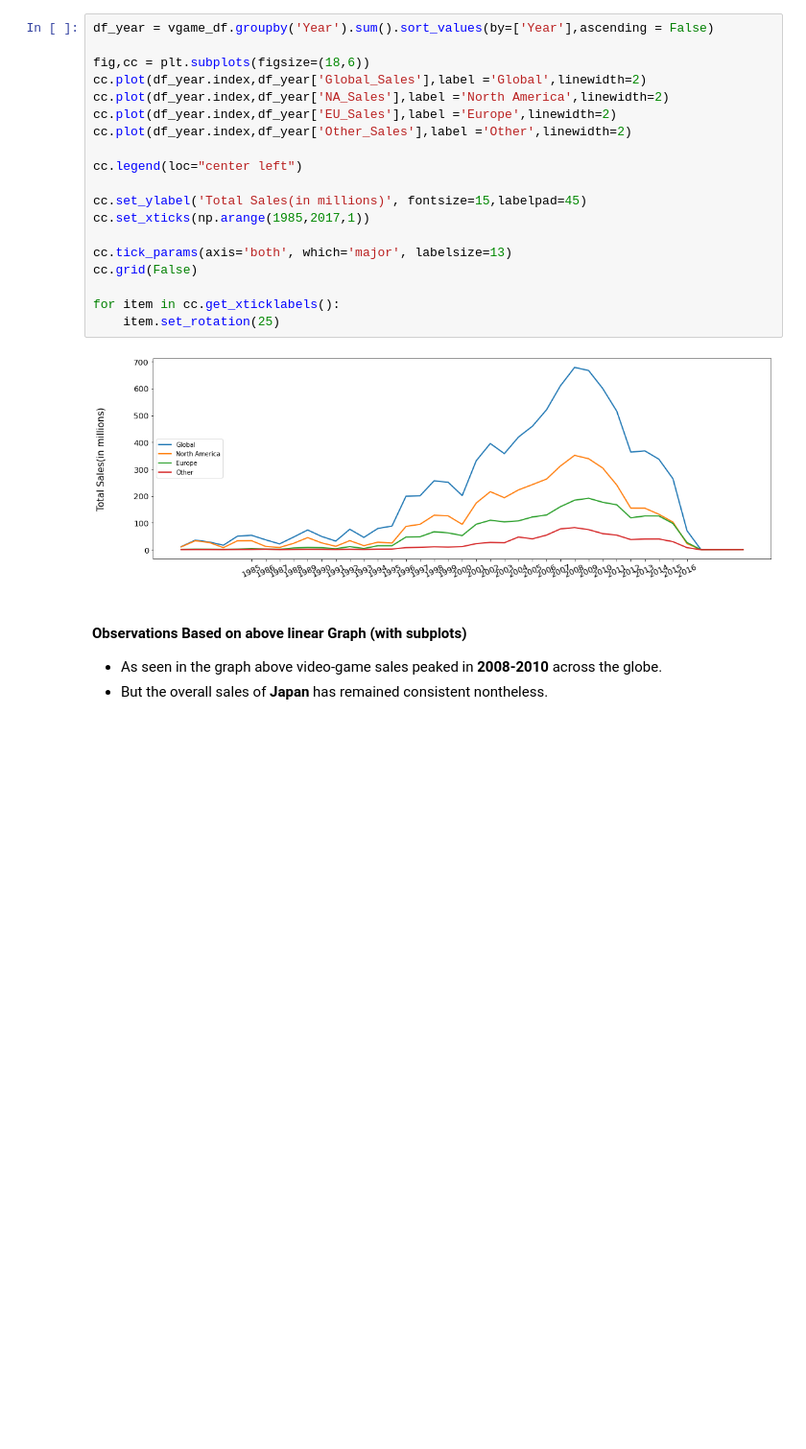
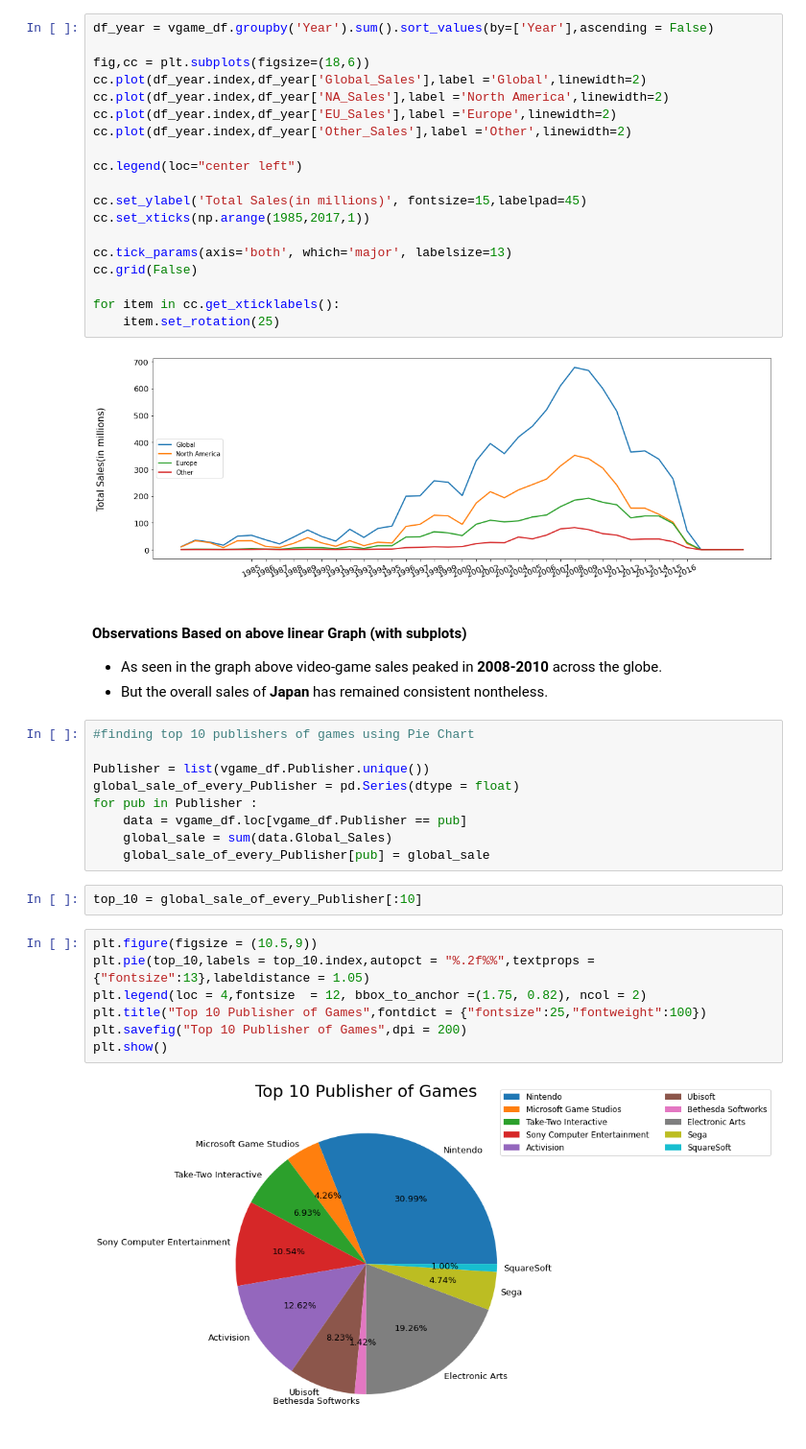
Before and after one commit to Milind-cod3-base/EDA_VideoGames, a Jupyter notebook: games_eda.ipynb, the cells around one changed output. Shown at 96% size. Saved outputs shown, nothing was run; the diff lists cells and outputs as text; blank space fills up the shorter version.

Commit message:
top 10 publishers pie chart

```diff
--- a/games_eda.ipynb
+++ b/games_eda.ipynb
@@ -275,3 +275,23 @@ for item in cc.get_xticklabels():
 #### Observations Based on above linear Graph (with subplots)
 * As seen in the graph above video-game sales peaked in <b>2008-2010</b> across the globe.
 * But the overall sales of <b>Japan</b> has remained consistent nontheless.
+# %%
+#finding top 10 publishers of games using Pie Chart
+
+Publisher = list(vgame_df.Publisher.unique())
+global_sale_of_every_Publisher = pd.Series(dtype = float)
+for pub in Publisher :
+    data = vgame_df.loc[vgame_df.Publisher == pub]
+    global_sale = sum(data.Global_Sales)
+    global_sale_of_every_Publisher[pub] = global_sale
+# %%
+top_10 = global_sale_of_every_Publisher[:10]
+# %%
+plt.figure(figsize = (10.5,9))
+plt.pie(top_10,labels = top_10.index,autopct = "%.2f%%",textprops = {"fontsize":13},labeldistance = 1.05)
+plt.legend(loc = 4,fontsize  = 12, bbox_to_anchor =(1.75, 0.82), ncol = 2)
+plt.title("Top 10 Publisher of Games",fontdict = {"fontsize":25,"fontweight":100})
+plt.savefig("Top 10 Publisher of Games",dpi = 200)
+plt.show()
+# %% [output]
+[figure, added]
```
Also changed, not shown: 1 other file.
